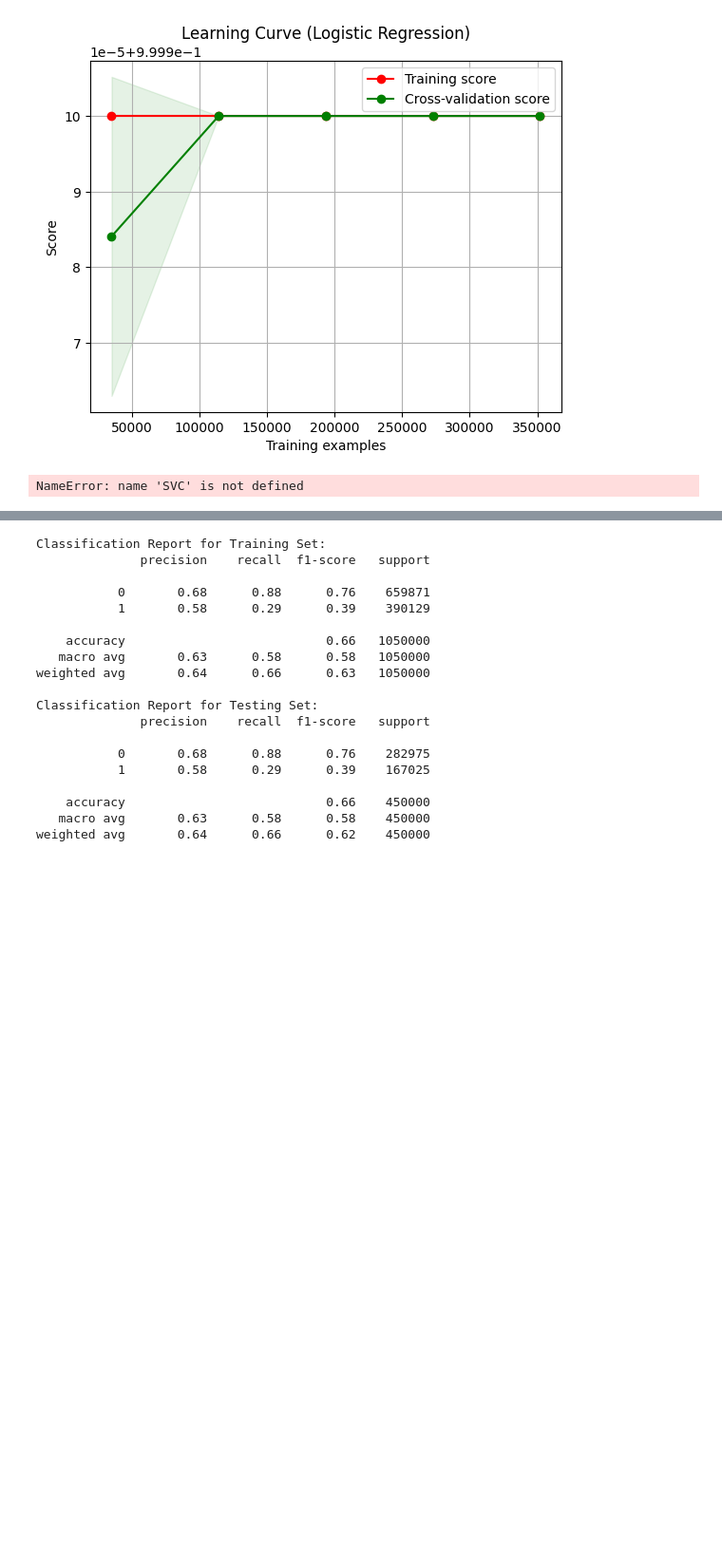
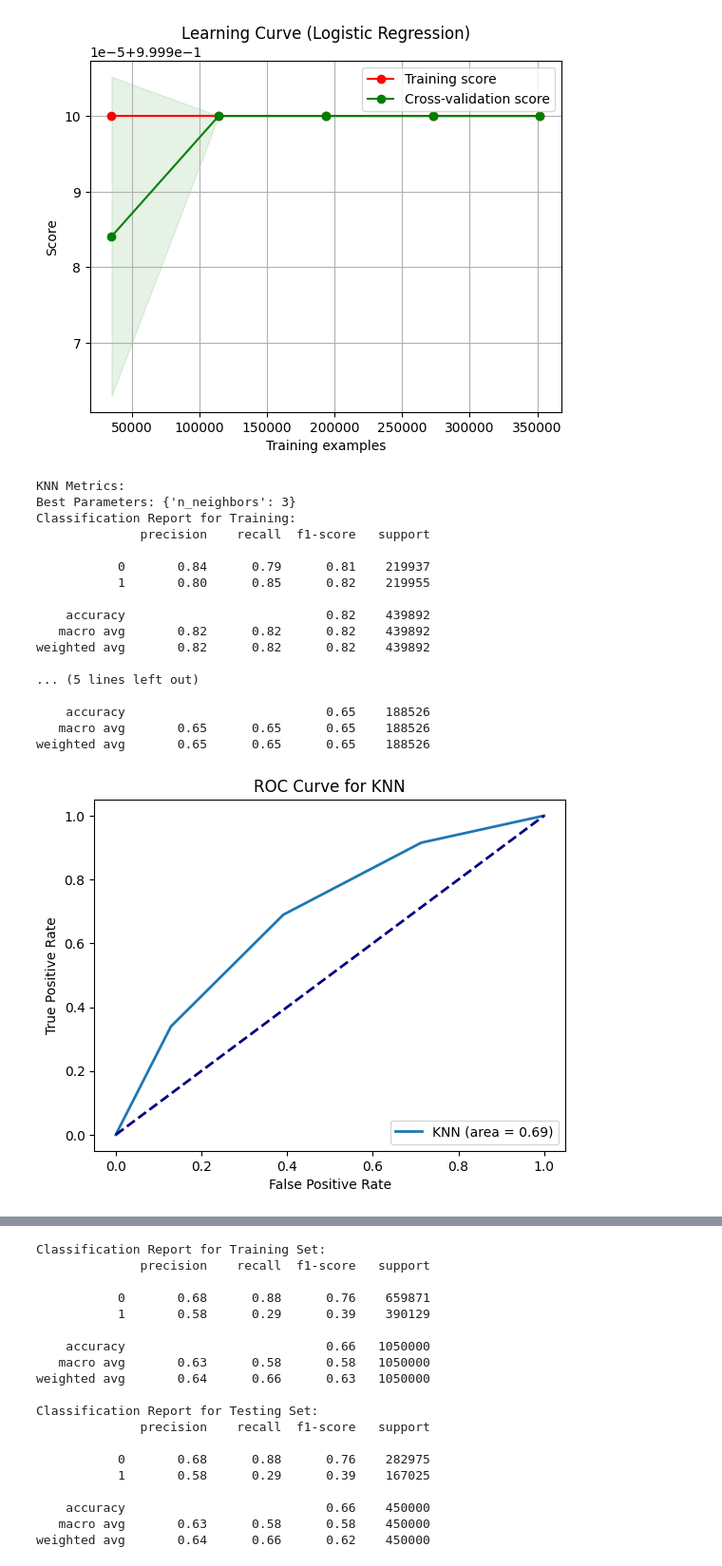
Before and after one commit to sk2003hw/Airline_Delay_and_Cancellation_Analysis, a Jupyter notebook: MATH509.ipynb, the cells around one changed output, grey strips where cells are left out. Shown at 95% size. Cells and saved outputs as stored; diff of their text form; code cells hidden in the pictures; blank space fills up the shorter version.

```diff
--- a/MATH509.ipynb
+++ b/MATH509.ipynb
@@ -1058,7 +1028,7 @@ weighted avg       1.00      1.00      1.00    188526
 # %%
 # SVM
 svm_model = SVC(probability=True)
-svm_param_grid = {'C': [0.01, 0.1, 1], 'gamma': [0.1, 1, 'auto'], 'kernel': ['linear', 'rbf']}
+svm_param_grid = {'C': [0.01, 0.1, 1], 'kernel': ['linear', 'rbf']}
 svm_grid_search = GridSearchCV(svm_model, svm_param_grid, scoring='accuracy', cv=5)
 svm_grid_result = svm_grid_search.fit(X_train, y_train)
 
@@ -1091,8 +1061,6 @@ title_svm = "Learning Curve (SVM)"
 plot_learning_curve(svm_grid_result.best_estimator_, title_svm, X_train, y_train, cv=5)
 
 plt.show()
-# %% [output]
-NameError: name 'SVC' is not defined
 # %%
 # Random Forest
 rf_model = RandomForestClassifier()
@@ -1132,36 +1100,55 @@ plt.show()
 # %%
 # KNN model
 knn_model = KNeighborsClassifier()
-knn_param_grid = {'n_neighbors': [3, 5, 7, 9, 11]}
+knn_param_grid = {'n_neighbors': [3, 5, 7]}
 knn_grid_search = GridSearchCV(knn_model, knn_param_grid, scoring='accuracy', cv=5)
 knn_grid_result = knn_grid_search.fit(X_train, y_train)
 
 # Predictions on training and testing data
 knn_y_train_pred = knn_grid_result.predict(X_train)
 knn_y_test_pred = knn_grid_result.predict(X_test)
 
 # Classification report for training and testing sets
 print("KNN Metrics:")
 print("Best Parameters:", knn_grid_result.best_params_)
 print("Classification Report for Training:")
 print(classification_report(y_train, knn_y_train_pred))
 print("Classification Report for Testing:")
 print(classification_report(y_test, knn_y_test_pred))
 
 # ROC curve and AUC score
 knn_probs = knn_grid_result.predict_proba(X_test)[:, 1]
 fpr_knn, tpr_knn, _ = roc_curve(y_test, knn_probs)
 roc_auc_knn = auc(fpr_knn, tpr_knn)
 plt.figure()
 plt.plot(fpr_knn, tpr_knn, lw=2, label='KNN (area = %0.2f)' % roc_auc_knn)
 plt.plot([0, 1], [0, 1], color='navy', lw=2, linestyle='--')
 plt.xlabel('False Positive Rate')
 plt.ylabel('True Positive Rate')
 plt.title('ROC Curve for KNN')
 plt.legend(loc="lower right")
 
 # Learning curve
 title_knn = "Learning Curve (KNN)"
 plot_learning_curve(knn_grid_result.best_estimator_, title_knn, X_train, y_train, cv=5)
 
 plt.show()
+# %% [output]
+KNN Metrics:
+Best Parameters: {'n_neighbors': 3}
+Classification Report for Training:
+              precision    recall  f1-score   support
+
+           0       0.84      0.79      0.81    219937
+           1       0.80      0.85      0.82    219955
+
+    accuracy                           0.82    439892
+   macro avg       0.82      0.82      0.82    439892
+weighted avg       0.82      0.82      0.82    439892
+
+... (5 lines left out)
+
+    accuracy                           0.65    188526
+   macro avg       0.65      0.65      0.65    188526
+weighted avg       0.65      0.65      0.65    188526
+[figure, added]
```
Also changed, not shown: parts of 8 cells of this notebook.
